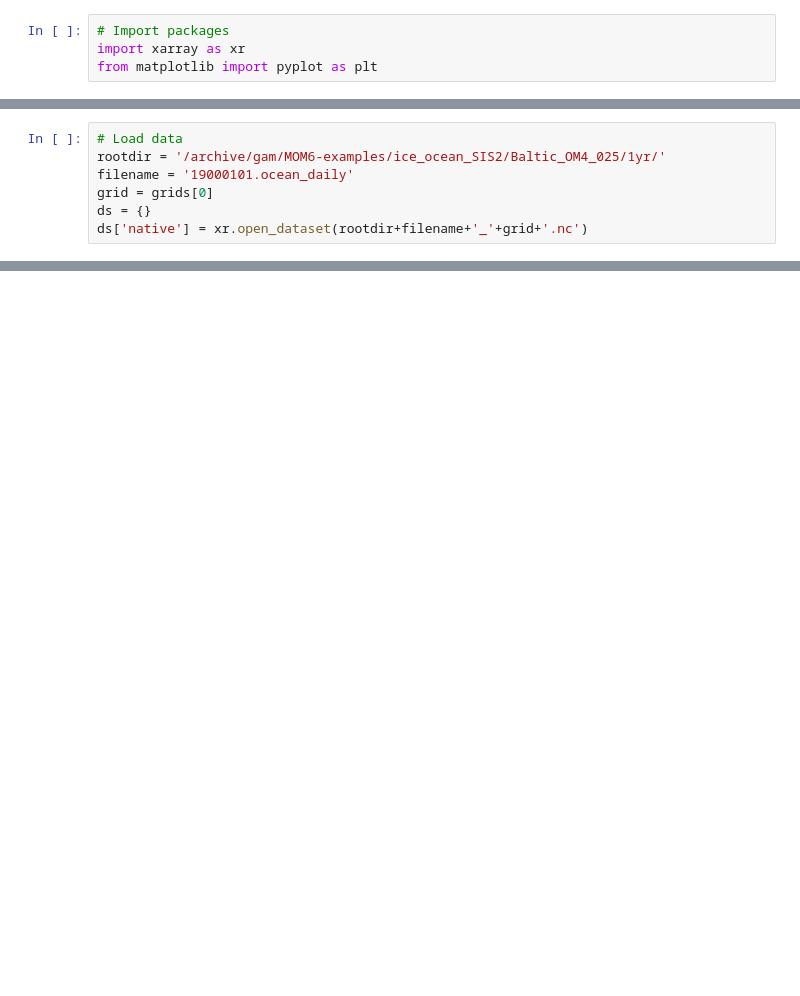
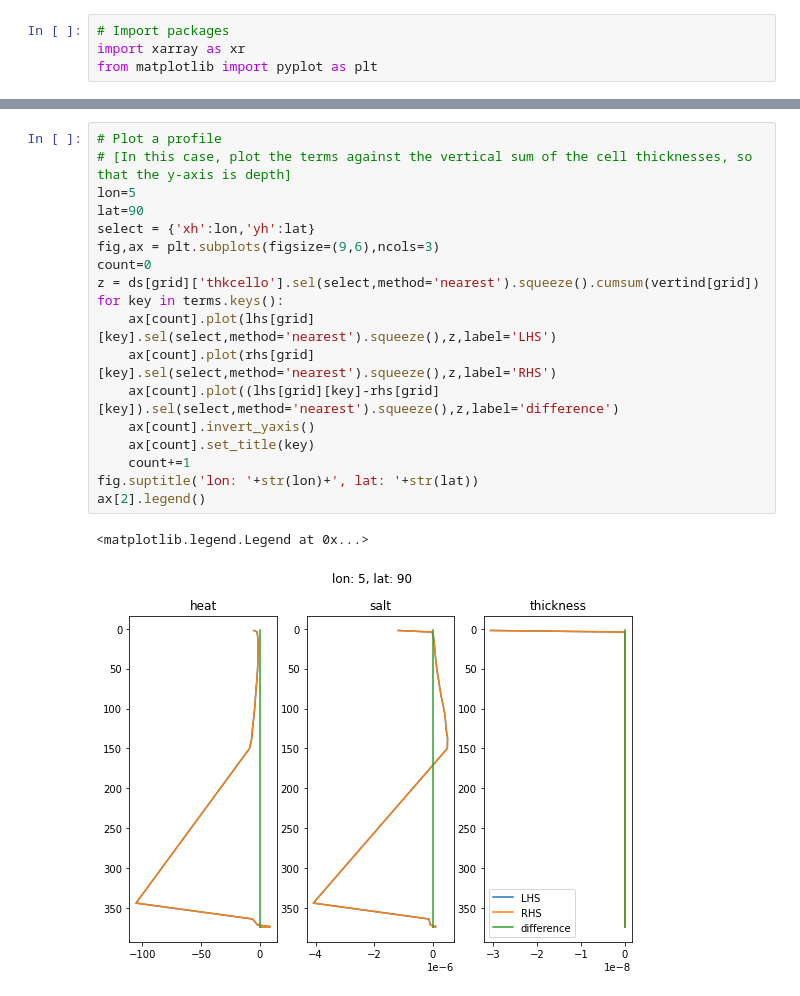
Before and after one commit to gmacgilchrist/wmt_bgc, a Jupyter notebook: notebooks/tutorial_budgetclosure.ipynb, the cells around one changed output, grey strips where cells are left out. Saved outputs shown, nothing was run; the diff lists cells and outputs as text; blank space fills up the shorter version.

```diff
--- a/notebooks/tutorial_budgetclosure.ipynb
+++ b/notebooks/tutorial_budgetclosure.ipynb
@@ -63,7 +104,0 @@ MOM6 has the capability of outputting diagnostics either on the native grid (the
-# %%
-# Load data
-rootdir = '/archive/gam/MOM6-examples/ice_ocean_SIS2/Baltic_OM4_025/1yr/'
-filename = '19000101.ocean_daily'
-grid = grids[0]
-ds = {}
-ds['native'] = xr.open_dataset(rootdir+filename+'_'+grid+'.nc')
@@ -131,0 +140,21 @@ fig,ax = plt.subplots(figsize=)
+# %%
+# Plot a profile
+# [In this case, plot the terms against the vertical sum of the cell thicknesses, so that the y-axis is depth]
+lon=5
+lat=90
+select = {'xh':lon,'yh':lat}
+fig,ax = plt.subplots(figsize=(9,6),ncols=3)
+count=0
+z = ds[grid]['thkcello'].sel(select,method='nearest').squeeze().cumsum(vertind[grid])
+for key in terms.keys():
+    ax[count].plot(lhs[grid][key].sel(select,method='nearest').squeeze(),z,label='LHS')
+    ax[count].plot(rhs[grid][key].sel(select,method='nearest').squeeze(),z,label='RHS')
+    ax[count].plot((lhs[grid][key]-rhs[grid][key]).sel(select,method='nearest').squeeze(),z,label='difference')
+    ax[count].invert_yaxis()
+    ax[count].set_title(key)
+    count+=1
+fig.suptitle('lon: '+str(lon)+', lat: '+str(lat))
+ax[2].legend()
+# %% [output]
+<matplotlib.legend.Legend at 0x...>
+[figure, added]
```
Also changed, not shown: parts of 21 cells of this notebook, 1 other file.
